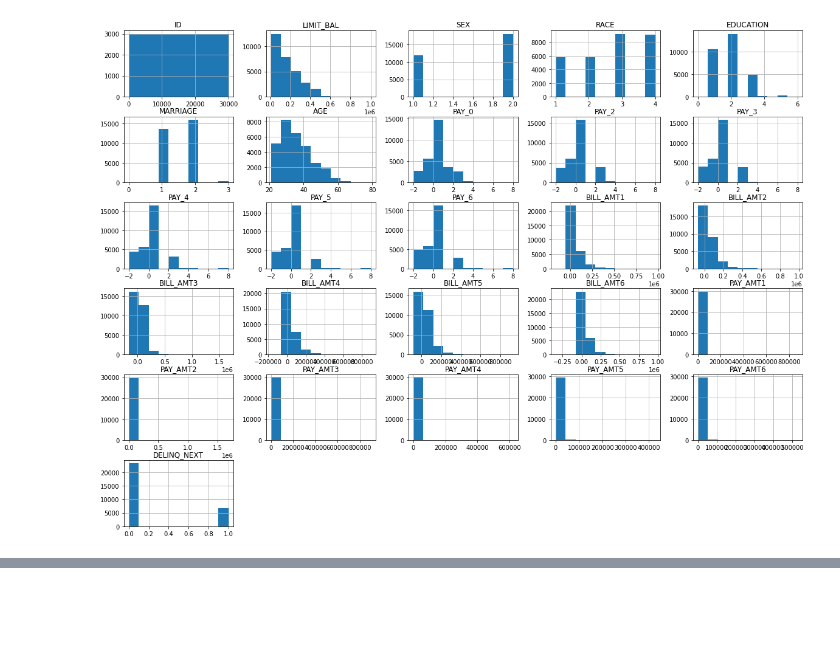
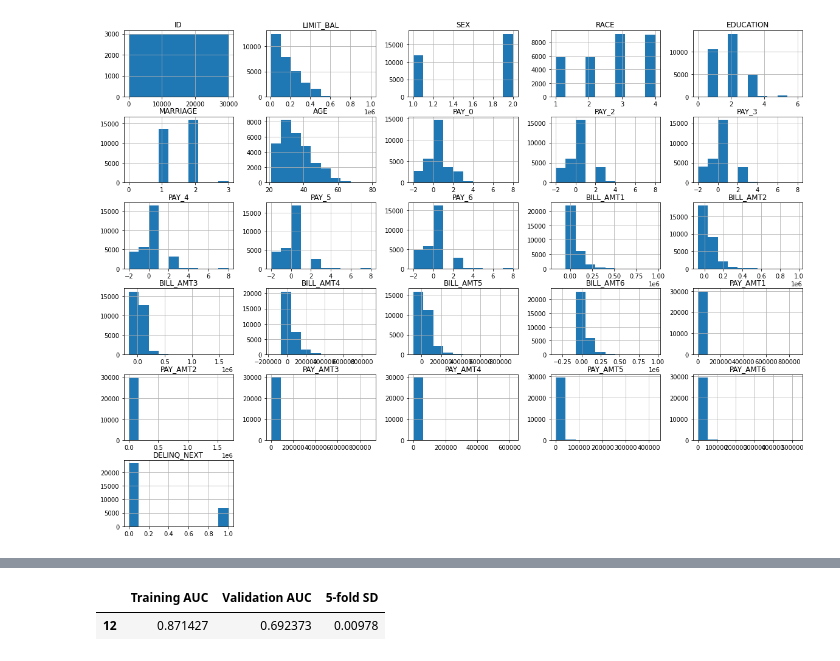
Before and after one commit to Ebrahim-Zamani/Project, a Jupyter notebook: Project.ipynb, the cells around one changed output, grey strips where cells are left out. Cells and saved outputs as stored; diff of their text form; code cells hidden in the pictures; blank space fills up the shorter version.

```diff
--- a/Project.ipynb
+++ b/Project.ipynb
@@ -181,0 +201,5 @@ memory usage: 6.2 MB
+# %%
+candidate_results.iloc[:,1:]
+# %% [output]
+|  | Training AUC | Validation AUC | 5-fold SD |
+| 12 | 0.871427 | 0.692373 | 0.00978 |
```
Also changed, not shown: parts of 18 cells of this notebook.
